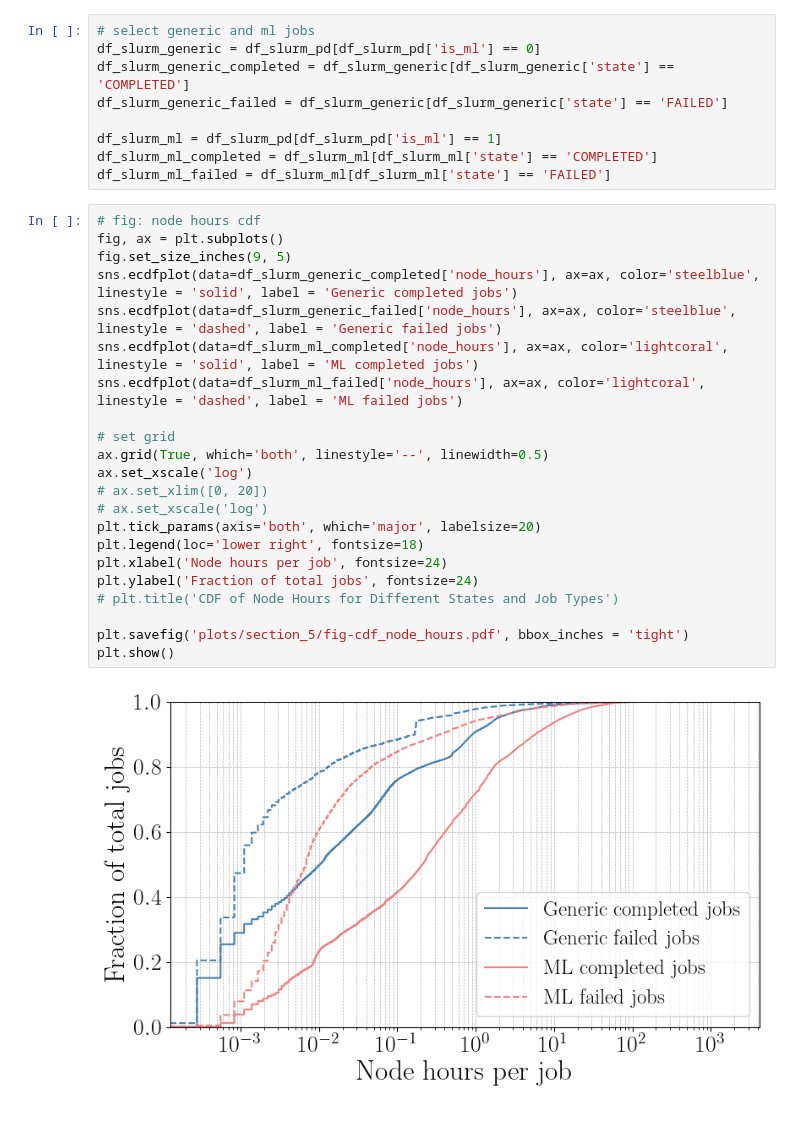
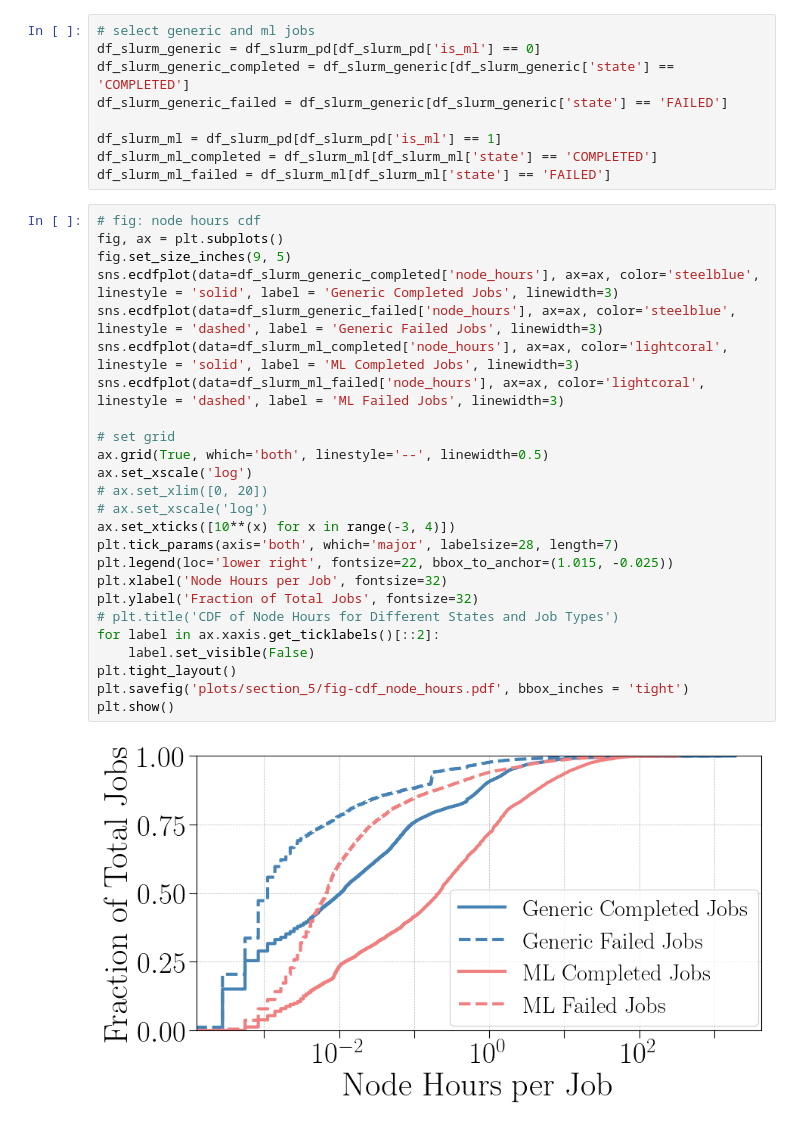
Before and after one commit to atlarge-research/2024-icpads-hpc-workload-characterization, a Jupyter notebook: 5d_job_size_analysis.ipynb, the cells around one changed output. Drawn from its saved outputs; the diff is of its cells as text.

```diff
--- a/5d_job_size_analysis.ipynb
+++ b/5d_job_size_analysis.ipynb
@@ -219,24 +224,27 @@ df_slurm_ml_failed = df_slurm_ml[df_slurm_ml['state'] == 'FAILED']
 # %%
 # fig: node hours cdf
 fig, ax = plt.subplots()
 fig.set_size_inches(9, 5)
-sns.ecdfplot(data=df_slurm_generic_completed['node_hours'], ax=ax, color='steelblue', linestyle = 'solid', label = 'Generic completed jobs')
-sns.ecdfplot(data=df_slurm_generic_failed['node_hours'], ax=ax, color='steelblue', linestyle = 'dashed', label = 'Generic failed jobs')
-sns.ecdfplot(data=df_slurm_ml_completed['node_hours'], ax=ax, color='lightcoral', linestyle = 'solid', label = 'ML completed jobs')
-sns.ecdfplot(data=df_slurm_ml_failed['node_hours'], ax=ax, color='lightcoral', linestyle = 'dashed', label = 'ML failed jobs')
+sns.ecdfplot(data=df_slurm_generic_completed['node_hours'], ax=ax, color='steelblue', linestyle = 'solid', label = 'Generic Completed Jobs', linewidth=3)
+sns.ecdfplot(data=df_slurm_generic_failed['node_hours'], ax=ax, color='steelblue', linestyle = 'dashed', label = 'Generic Failed Jobs', linewidth=3)
+sns.ecdfplot(data=df_slurm_ml_completed['node_hours'], ax=ax, color='lightcoral', linestyle = 'solid', label = 'ML Completed Jobs', linewidth=3)
+sns.ecdfplot(data=df_slurm_ml_failed['node_hours'], ax=ax, color='lightcoral', linestyle = 'dashed', label = 'ML Failed Jobs', linewidth=3)
 
 # set grid
 ax.grid(True, which='both', linestyle='--', linewidth=0.5)
 ax.set_xscale('log')
 # ax.set_xlim([0, 20])
 # ax.set_xscale('log')
-plt.tick_params(axis='both', which='major', labelsize=20)
-plt.legend(loc='lower right', fontsize=18)
-plt.xlabel('Node hours per job', fontsize=24)
-plt.ylabel('Fraction of total jobs', fontsize=24)
+ax.set_xticks([10**(x) for x in range(-3, 4)])
+plt.tick_params(axis='both', which='major', labelsize=28, length=7)
+plt.legend(loc='lower right', fontsize=22, bbox_to_anchor=(1.015, -0.025))
+plt.xlabel('Node Hours per Job', fontsize=32)
+plt.ylabel('Fraction of Total Jobs', fontsize=32)
 # plt.title('CDF of Node Hours for Different States and Job Types')
-
+for label in ax.xaxis.get_ticklabels()[::2]:
+    label.set_visible(False)
+plt.tight_layout()
 plt.savefig('plots/section_5/fig-cdf_node_hours.pdf', bbox_inches = 'tight')
 plt.show()
 # %% [output]
-[figure, old version]
+[figure, new version]
```
Also changed, not shown: parts of 4 cells of this notebook, 46 other files.
